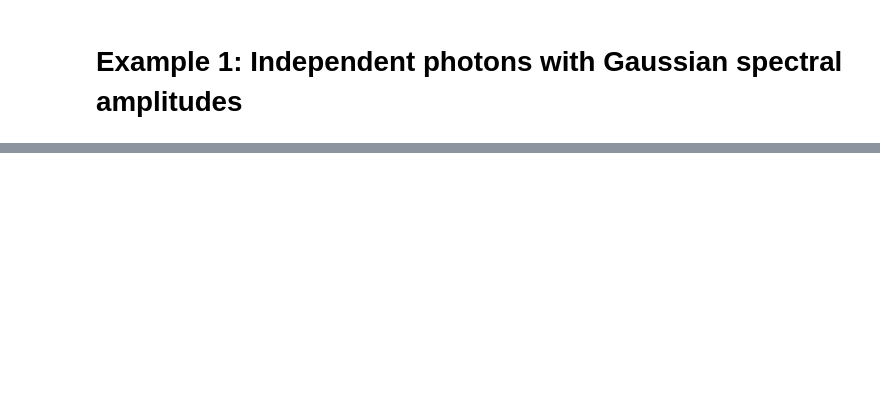
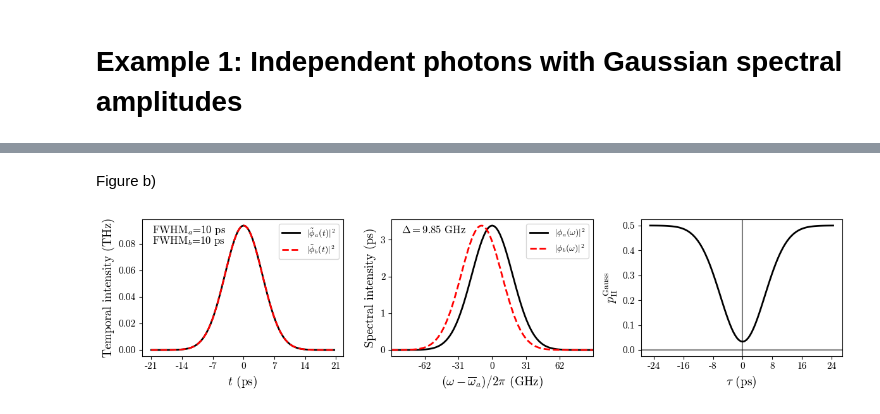
Before and after one commit to cdrago21/spectral-hom, a Jupyter notebook: examples/IndependentGaussianExample.ipynb, the cells around one changed output, grey strips where cells are left out. Cells and saved outputs as stored; diff of their text form; code cells hidden in the pictures; blank space fills up the shorter version.

```diff
--- a/examples/IndependentGaussianExample.ipynb
+++ b/examples/IndependentGaussianExample.ipynb
@@ -117,0 +36,28 @@ test_plot_coincidence()
+# %% [markdown]
+Figure b)
+# %%
+# set first Gaussian parameters
+gaussian_a_params = {'lambda_c': 780,  # center wavelength (nm)
+                     'FWHM': 10  # Full-Width-Half-Max (ps)
+                     }
+# set second Gaussian parameters
+gaussian_b_params = {'lambda_c': 780.02,  # center wavelength (nm)
+                     'FWHM': 10,  # Full-Width-Half-Max (ps)
+                     }
+
+# create two Gaussian objects
+gaussian_a = GaussianPulse(gaussian_a_params)
+gaussian_b = GaussianPulse(gaussian_b_params)
+
+# set Gaussian coincidence parameters
+gaussian_coincidence_params = {'gaussian_a': gaussian_a,
+                               'gaussian_b': gaussian_b
+                               }
+
+# create independent gaussian coincidence object
+gaussian_coincidence = IndependentGaussianCoincidence(gaussian_coincidence_params)
+
+# plot temporal and spectral intensity and coincidence probability
+gaussian_coincidence.plot_coincidence()
+# %% [output]
+[figure, added]
```
Also changed, not shown: parts of 9 cells of this notebook, 3 other files.
